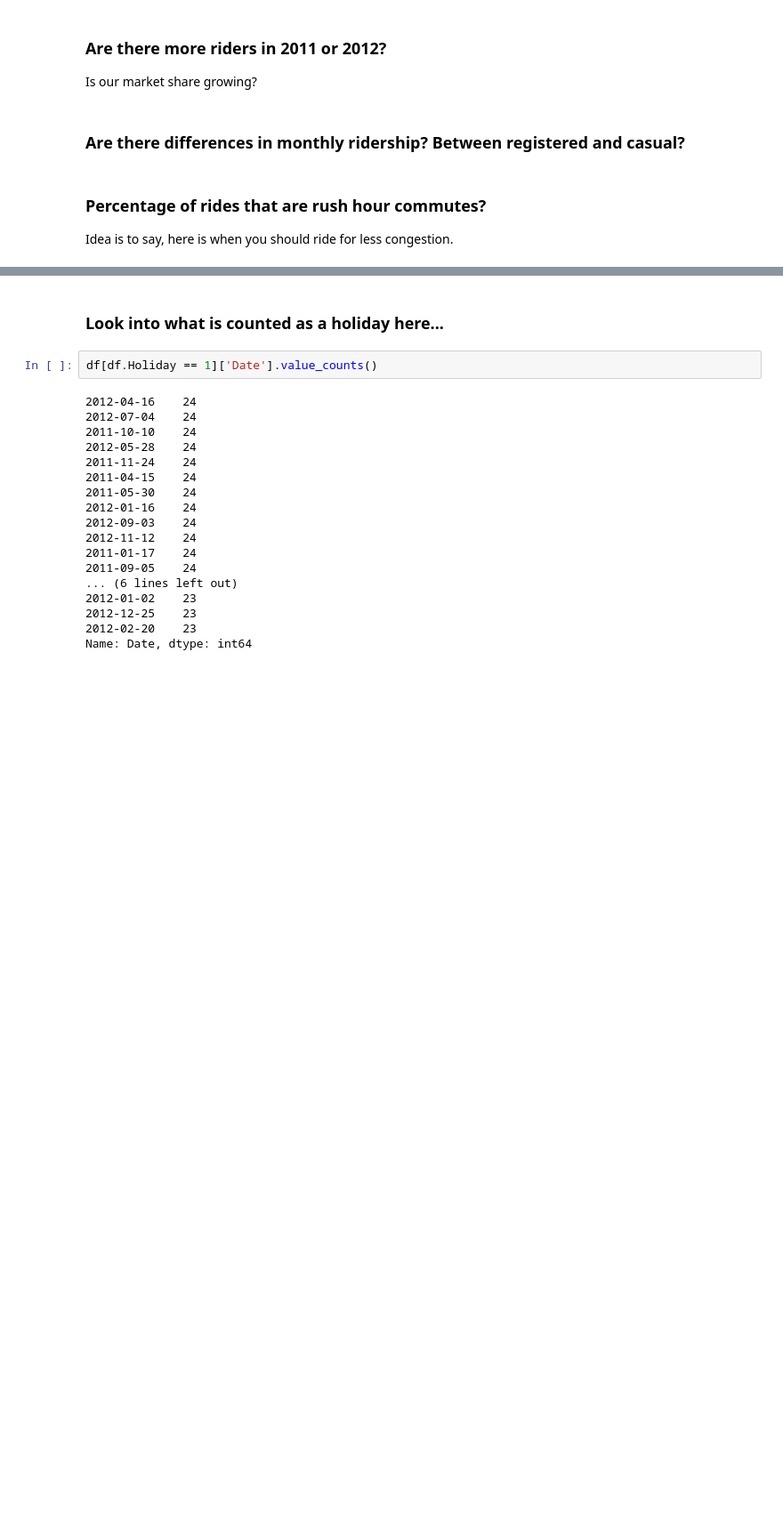
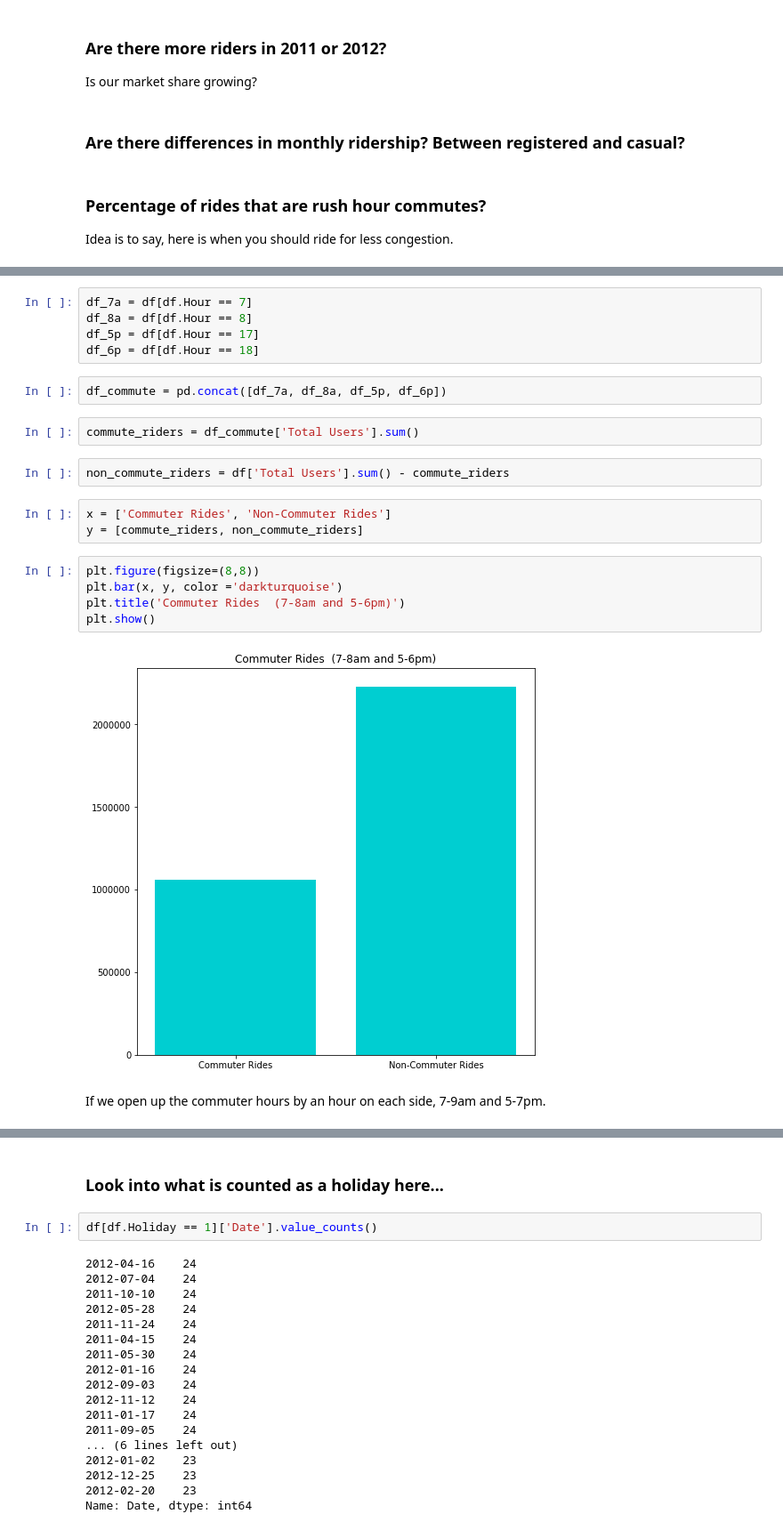
Before and after one commit to ArenCarpenter/Predicting_Bike_Ridership, a Jupyter notebook: 02_Hypothesis_Testing.ipynb, the cells around one changed output, grey strips where cells are left out. Shown at 89% size. Saved outputs shown, nothing was run; the diff lists cells and outputs as text; blank space fills up the shorter version.

Commit message:
Add Commuter hour analysis

```diff
--- a/02_Hypothesis_Testing.ipynb
+++ b/02_Hypothesis_Testing.ipynb
@@ -91,0 +94,23 @@ Idea is to say, here is when you should ride for less congestion.
+# %%
+df_7a = df[df.Hour == 7]
+df_8a = df[df.Hour == 8]
+df_5p = df[df.Hour == 17]
+df_6p = df[df.Hour == 18]
+# %%
+df_commute = pd.concat([df_7a, df_8a, df_5p, df_6p])
+# %%
+commute_riders = df_commute['Total Users'].sum()
+# %%
+non_commute_riders = df['Total Users'].sum() - commute_riders
+# %%
+x = ['Commuter Rides', 'Non-Commuter Rides']
+y = [commute_riders, non_commute_riders]
+# %%
+plt.figure(figsize=(8,8))
+plt.bar(x, y, color ='darkturquoise')
+plt.title('Commuter Rides  (7-8am and 5-6pm)')
+plt.show()
+# %% [output]
+[figure, added]
+# %% [markdown]
+If we open up the commuter hours by an hour on each side, 7-9am and 5-7pm.
```
Also changed, not shown: parts of 10 cells of this notebook.
